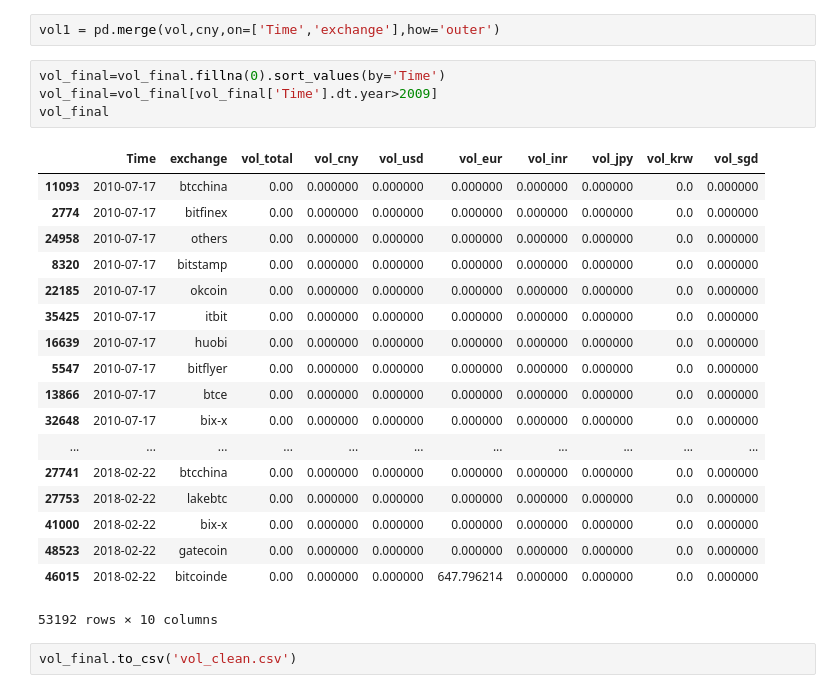
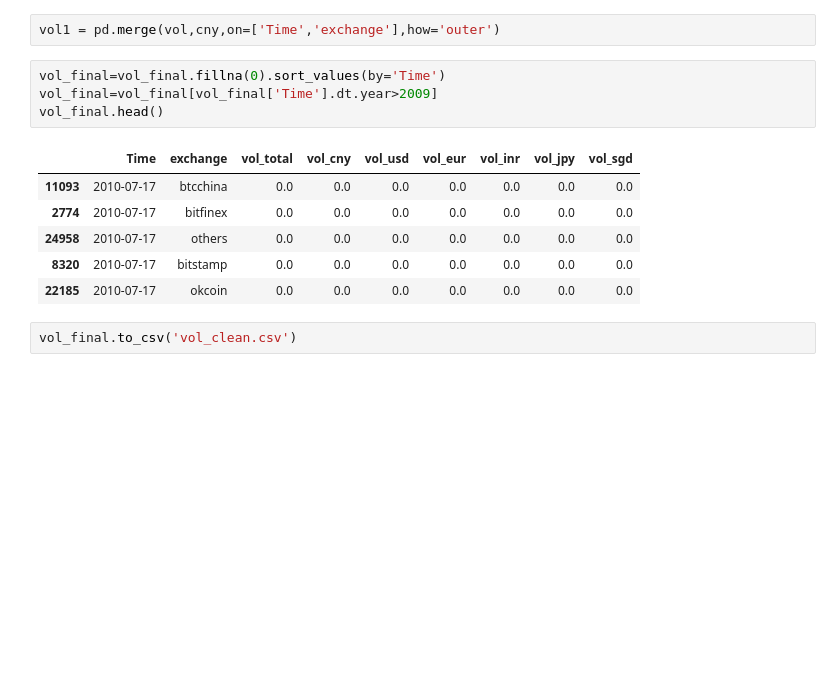
Before and after one commit to celiaguan/MSIS, a Jupyter notebook: Bitcoin Overview .ipynb, the cells around one changed output. Drawn from its saved outputs; the diff is of its cells as text; blank space fills up the shorter version.

Commit message:
bitcoin final

```diff
--- a/Bitcoin Overview .ipynb
+++ b/Bitcoin Overview .ipynb
@@ -214,26 +202,14 @@ vol1 = pd.merge(vol,cny,on=['Time','exchange'],how='outer')
 # %%
 vol_final=vol_final.fillna(0).sort_values(by='Time')
 vol_final=vol_final[vol_final['Time'].dt.year>2009]
-vol_final
+vol_final.head()
 # %% [output]
-|  | Time | exchange | vol_total | vol_cny | vol_usd | vol_eur | vol_inr | vol_jpy | vol_krw | vol_sgd |
-| 11093 | 2010-07-17 | btcchina | 0.00 | 0.000000 | 0.000000 | 0.000000 | 0.000000 | 0.000000 | 0.0 | 0.000000 |
-| 2774 | 2010-07-17 | bitfinex | 0.00 | 0.000000 | 0.000000 | 0.000000 | 0.000000 | 0.000000 | 0.0 | 0.000000 |
-| 24958 | 2010-07-17 | others | 0.00 | 0.000000 | 0.000000 | 0.000000 | 0.000000 | 0.000000 | 0.0 | 0.000000 |
-| 8320 | 2010-07-17 | bitstamp | 0.00 | 0.000000 | 0.000000 | 0.000000 | 0.000000 | 0.000000 | 0.0 | 0.000000 |
-| 22185 | 2010-07-17 | okcoin | 0.00 | 0.000000 | 0.000000 | 0.000000 | 0.000000 | 0.000000 | 0.0 | 0.000000 |
-| 35425 | 2010-07-17 | itbit | 0.00 | 0.000000 | 0.000000 | 0.000000 | 0.000000 | 0.000000 | 0.0 | 0.000000 |
-| 16639 | 2010-07-17 | huobi | 0.00 | 0.000000 | 0.000000 | 0.000000 | 0.000000 | 0.000000 | 0.0 | 0.000000 |
-| 5547 | 2010-07-17 | bitflyer | 0.00 | 0.000000 | 0.000000 | 0.000000 | 0.000000 | 0.000000 | 0.0 | 0.000000 |
-| 13866 | 2010-07-17 | btce | 0.00 | 0.000000 | 0.000000 | 0.000000 | 0.000000 | 0.000000 | 0.0 | 0.000000 |
-| 32648 | 2010-07-17 | bix-x | 0.00 | 0.000000 | 0.000000 | 0.000000 | 0.000000 | 0.000000 | 0.0 | 0.000000 |
-| ... | ... | ... | ... | ... | ... | ... | ... | ... | ... | ... |
-| 27741 | 2018-02-22 | btcchina | 0.00 | 0.000000 | 0.000000 | 0.000000 | 0.000000 | 0.000000 | 0.0 | 0.000000 |
-| 27753 | 2018-02-22 | lakebtc | 0.00 | 0.000000 | 0.000000 | 0.000000 | 0.000000 | 0.000000 | 0.0 | 0.000000 |
-| 41000 | 2018-02-22 | bix-x | 0.00 | 0.000000 | 0.000000 | 0.000000 | 0.000000 | 0.000000 | 0.0 | 0.000000 |
-| 48523 | 2018-02-22 | gatecoin | 0.00 | 0.000000 | 0.000000 | 0.000000 | 0.000000 | 0.000000 | 0.0 | 0.000000 |
-| 46015 | 2018-02-22 | bitcoinde | 0.00 | 0.000000 | 0.000000 | 647.796214 | 0.000000 | 0.000000 | 0.0 | 0.000000 |
+|  | Time | exchange | vol_total | vol_cny | vol_usd | vol_eur | vol_inr | vol_jpy | vol_sgd |
+| 11093 | 2010-07-17 | btcchina | 0.0 | 0.0 | 0.0 | 0.0 | 0.0 | 0.0 | 0.0 |
+| 2774 | 2010-07-17 | bitfinex | 0.0 | 0.0 | 0.0 | 0.0 | 0.0 | 0.0 | 0.0 |
+| 24958 | 2010-07-17 | others | 0.0 | 0.0 | 0.0 | 0.0 | 0.0 | 0.0 | 0.0 |
+| 8320 | 2010-07-17 | bitstamp | 0.0 | 0.0 | 0.0 | 0.0 | 0.0 | 0.0 | 0.0 |
+| 22185 | 2010-07-17 | okcoin | 0.0 | 0.0 | 0.0 | 0.0 | 0.0 | 0.0 | 0.0 |
-53192 rows × 10 columns
 # %%
 vol_final.to_csv('vol_clean.csv')
 # %% [markdown]
```
Also changed, not shown: parts of 3 cells of this notebook, 3 other files.
